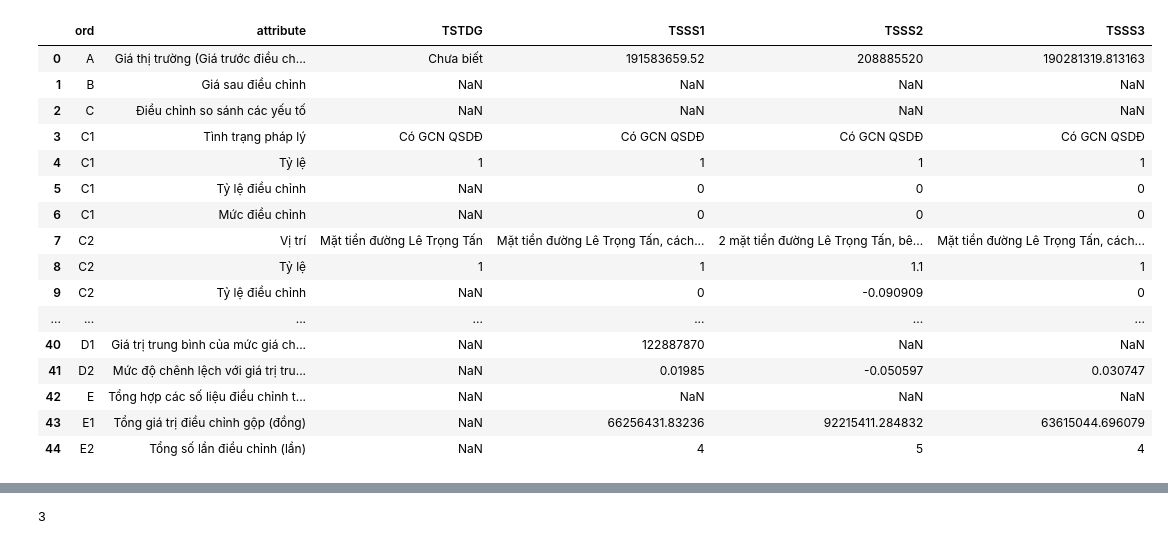
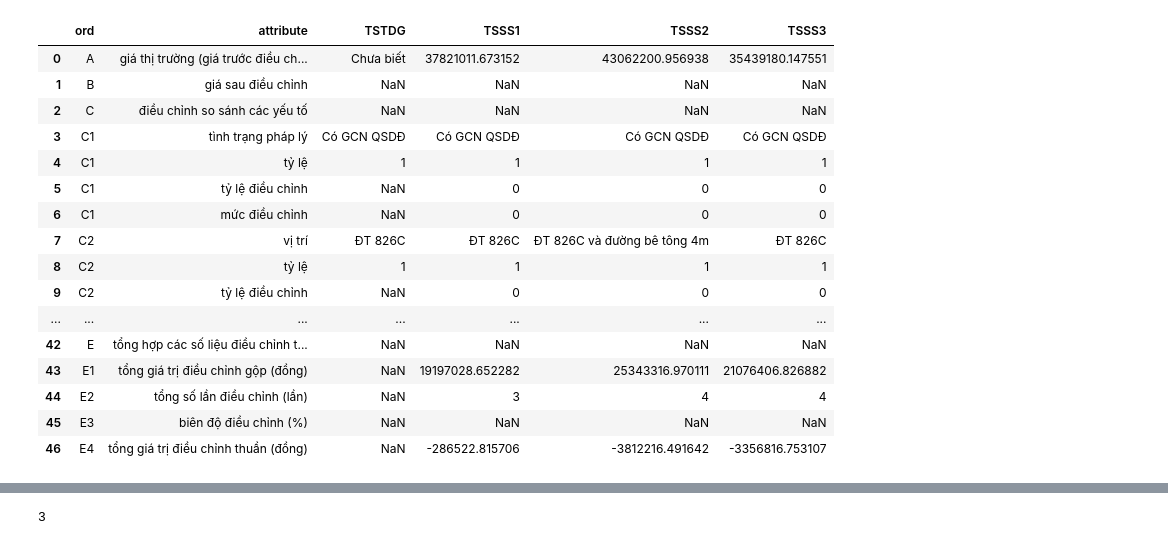
Before and after one commit to duongqtran2911/data_scraping, a Jupyter notebook: draft_write_data.ipynb, the cells around one changed output, grey strips where cells are left out. Drawn from its saved outputs; the diff is of its cells as text; code cells hidden in the pictures.

Commit message:
update table detection and handling coordinates

```diff
--- a/draft_write_data.ipynb
+++ b/draft_write_data.ipynb
@@ -50,0 +68,7 @@ df
+# %%
+# Step 1: Detect raw data header
+raw_start_idx = find_row_index_containing(df, "TSTĐG") + 1
+pct_start_idx = find_comparison_table_start(df)
+
+raw_end_idx = int(df[df[1] == 29].index[0])
+pct_end_idx = df[df[1] == "E4"].index[0]
@@ -50,0 +81,6 @@ df
+# %%
+raw_col_start = 2
+raw_col_end = raw_col_start + 11
+
+pct_col_start = 1
+pct_col_end = pct_col_start + 6
@@ -78,29 +137,41 @@ top_table
+# %%
+# Re-import necessary module after state reset
+def normalize_att(attr):
+    if not isinstance(attr, str):
+        return attr
+    attr = attr.strip().lower()
+    replacements = {
+        "yếu tố khác (nếu có)": "yếu tố khác",
+        "yếu tố khác": "yếu tố khác",  # base canonical form
+        # Add more known aliases below if needed
+    }
+    return replacements.get(attr, attr)
 # %%
 # Bottom table has % comparison values (C1, C2...)
-bottom_start = 39  # adjust depending on file format
-bottom_table = df.iloc[bottom_start:bottom_start+45, 1:7].dropna(how="all")
-bottom_table.columns = ["ord", "attribute", "TSTDG", "TSSS1", "TSSS2", "TSSS3"]
+pct_table = df.iloc[pct_start_idx:pct_end_idx+1, pct_col_start:pct_col_end].dropna(how="all")
+pct_table.columns = ["ord", "attribute", "TSTDG", "TSSS1", "TSSS2", "TSSS3"]
 # %%
-bottom_table.reset_index(drop=True, inplace=True)
-bottom_table['ord'] = bottom_table['ord'].ffill()
-# bottom_table['ord'] = bottom_table['ord'].astype(str).str.strip()
-bottom_table
+pct_table.reset_index(drop=True, inplace=True)
+pct_table['ord'] = pct_table['ord'].ffill()
+# pct_table['ord'] = pct_table['ord'].astype(str).str.strip()
+pct_table['attribute'] = pct_table['attribute'].apply(normalize_att)
+pct_table
 # %% [output]
 |  | ord | attribute | TSTDG | TSSS1 | TSSS2 | TSSS3 |
-| 0 | A | Giá thị trường (Giá trước điều ch... | Chưa biết | 191583659.52 | 208885520 | 190281319.813163 |
-| 1 | B | Giá sau điều chỉnh | NaN | NaN | NaN | NaN |
-| 2 | C | Điều chỉnh so sánh các yếu tố | NaN | NaN | NaN | NaN |
-| 3 | C1 | Tình trạng pháp lý | Có GCN QSDĐ | Có GCN QSDĐ | Có GCN QSDĐ | Có GCN QSDĐ |
-| 4 | C1 | Tỷ lệ | 1 | 1 | 1 | 1 |
-| 5 | C1 | Tỷ lệ điều chỉnh | NaN | 0 | 0 | 0 |
-| 6 | C1 | Mức điều chỉnh | NaN | 0 | 0 | 0 |
-| 7 | C2 | Vị trí | Mặt tiền đường Lê Trọng Tấn | Mặt tiền đường Lê Trọng Tấn, cách... | 2 mặt tiền đường Lê Trọng Tấn, bê... | Mặt tiền đường Lê Trọng Tấn, cách... |
-| 8 | C2 | Tỷ lệ | 1 | 1 | 1.1 | 1 |
-| 9 | C2 | Tỷ lệ điều chỉnh | NaN | 0 | -0.090909 | 0 |
+| 0 | A | giá thị trường (giá trước điều ch... | Chưa biết | 37821011.673152 | 43062200.956938 | 35439180.147551 |
+| 1 | B | giá sau điều chỉnh | NaN | NaN | NaN | NaN |
+| 2 | C | điều chỉnh so sánh các yếu tố | NaN | NaN | NaN | NaN |
+| 3 | C1 | tình trạng pháp lý | Có GCN QSDĐ | Có GCN QSDĐ | Có GCN QSDĐ | Có GCN QSDĐ |
+| 4 | C1 | tỷ lệ | 1 | 1 | 1 | 1 |
+| 5 | C1 | tỷ lệ điều chỉnh | NaN | 0 | 0 | 0 |
+| 6 | C1 | mức điều chỉnh | NaN | 0 | 0 | 0 |
+| 7 | C2 | vị trí | ĐT 826C | ĐT 826C | ĐT 826C và đường bê tông 4m | ĐT 826C |
+| 8 | C2 | tỷ lệ | 1 | 1 | 1 | 1 |
+| 9 | C2 | tỷ lệ điều chỉnh | NaN | 0 | 0 | 0 |
 | ... | ... | ... | ... | ... | ... | ... |
-| 40 | D1 | Giá trị trung bình của mức giá ch... | NaN | 122887870 | NaN | NaN |
-| 41 | D2 | Mức độ chênh lệch với giá trị tru... | NaN | 0.01985 | -0.050597 | 0.030747 |
-| 42 | E | Tổng hợp các số liệu điều chỉnh t... | NaN | NaN | NaN | NaN |
-| 43 | E1 | Tổng giá trị điều chỉnh gộp (đồng) | NaN | 66256431.83236 | 92215411.284832 | 63615044.696079 |
-| 44 | E2 | Tổng số lần điều chỉnh (lần) | NaN | 4 | 5 | 4 |
+| 42 | E | tổng hợp các số liệu điều chỉnh t... | NaN | NaN | NaN | NaN |
+| 43 | E1 | tổng giá trị điều chỉnh gộp (đồng) | NaN | 19197028.652282 | 25343316.970111 | 21076406.826882 |
+| 44 | E2 | tổng số lần điều chỉnh (lần) | NaN | 3 | 4 | 4 |
+| 45 | E3 | biên độ điều chỉnh (%) | NaN | NaN | NaN | NaN |
+| 46 | E4 | tổng giá trị điều chỉnh thuần (đồng) | NaN | -286522.815706 | -3812216.491642 | -3356816.753107 |
 # %%
```
Also changed, not shown: parts of 38 cells of this notebook.
